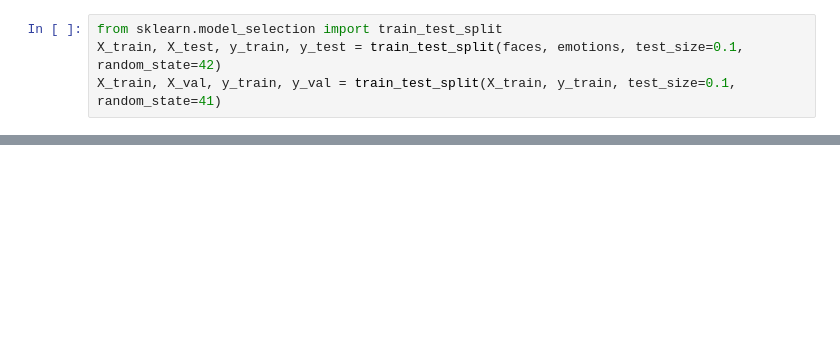
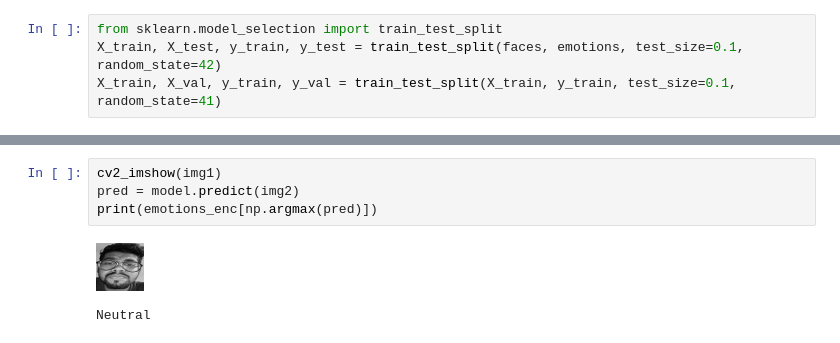
Before and after one commit to thepianist9/FER-Classification-DL-, a Jupyter notebook: Face_Classification.ipynb, the cells around one changed output, grey strips where cells are left out. Drawn from its saved outputs; the diff is of its cells as text; blank space fills up the shorter version.

```diff
--- a/Face_Classification.ipynb
+++ b/Face_Classification.ipynb
@@ -154,0 +225,7 @@ model.fit(np.array(X_train), np.array(y_train),
+# %%
+cv2_imshow(img1)
+pred = model.predict(img2)
+print(emotions_enc[np.argmax(pred)])
+# %% [output]
+[figure, added]
+Neutral
```
Also changed, not shown: parts of 25 cells of this notebook.
